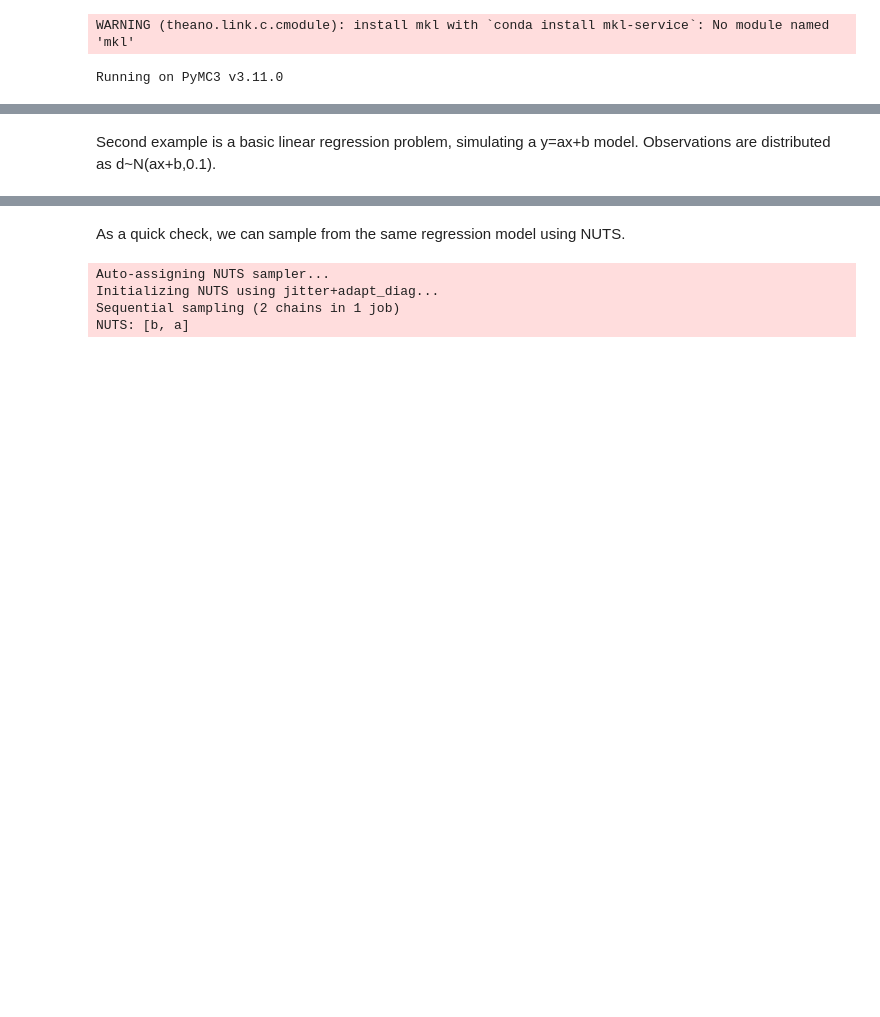
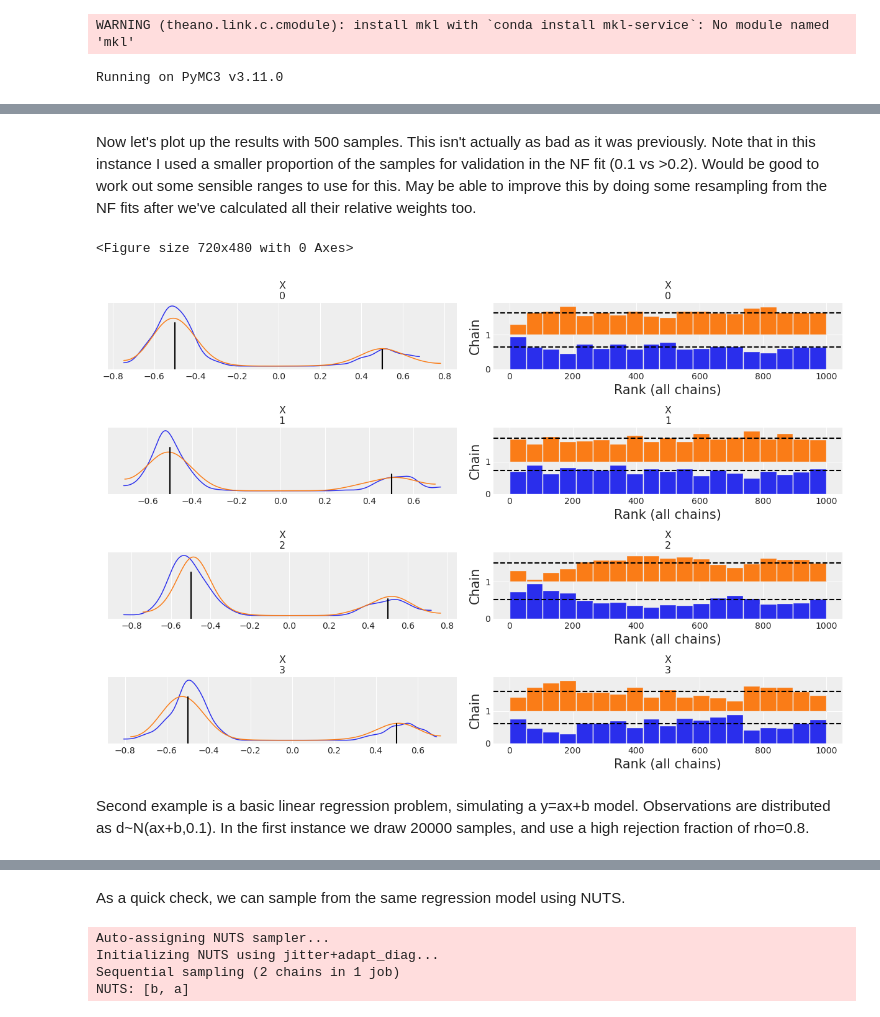
Before and after one commit to RichardGrumitt/NS_NFMC_tests, a Jupyter notebook: ns_nfmc_benchmarks.ipynb, the cells around one changed output, grey strips where cells are left out. Cells and saved outputs as stored; diff of their text form; code cells hidden in the pictures; blank space fills up the shorter version.

```diff
--- a/ns_nfmc_benchmarks.ipynb
+++ b/ns_nfmc_benchmarks.ipynb
@@ -86,5 +114,17 @@ plt.show()
+# %% [markdown]
+Now let's plot up the results with 500 samples. This isn't actually as bad as it was previously. Note that in this instance I used a smaller proportion of the samples for validation in the NF fit (0.1 vs >0.2). Would be good to work out some sensible ranges to use for this. May be able to improve this by doing some resampling from the NF fits after we've calculated all their relative weights too.
+# %%
+plt.figure()
+ax = az.plot_trace(az_trace, compact=False, kind="rank_bars")
+for i in range(len(ax)):
+    ax[i, 0].axvline(-0.5, 0, 0.7, color="k")
+    ax[i, 0].axvline(0.5, 0, 0.3, color="k")
+plt.show()
+# %% [output]
+<Figure size 720x480 with 0 Axes>
+[figure, added]
 # %% [markdown]
-Second example is a basic linear regression problem, simulating a y=ax+b model. Observations are distributed as d~N(ax+b,0.1).
+Second example is a basic linear regression problem, simulating a y=ax+b model. Observations are distributed as d~N(ax+b,0.1). In the first instance we draw 20000 samples, and use a high rejection fraction of rho=0.8.
 # %%
 x = np.arange(10)
 y = 2 * x + 1 + np.random.normal(scale=0.1, size=len(x))
```
Also changed, not shown: parts of 12 cells of this notebook.
